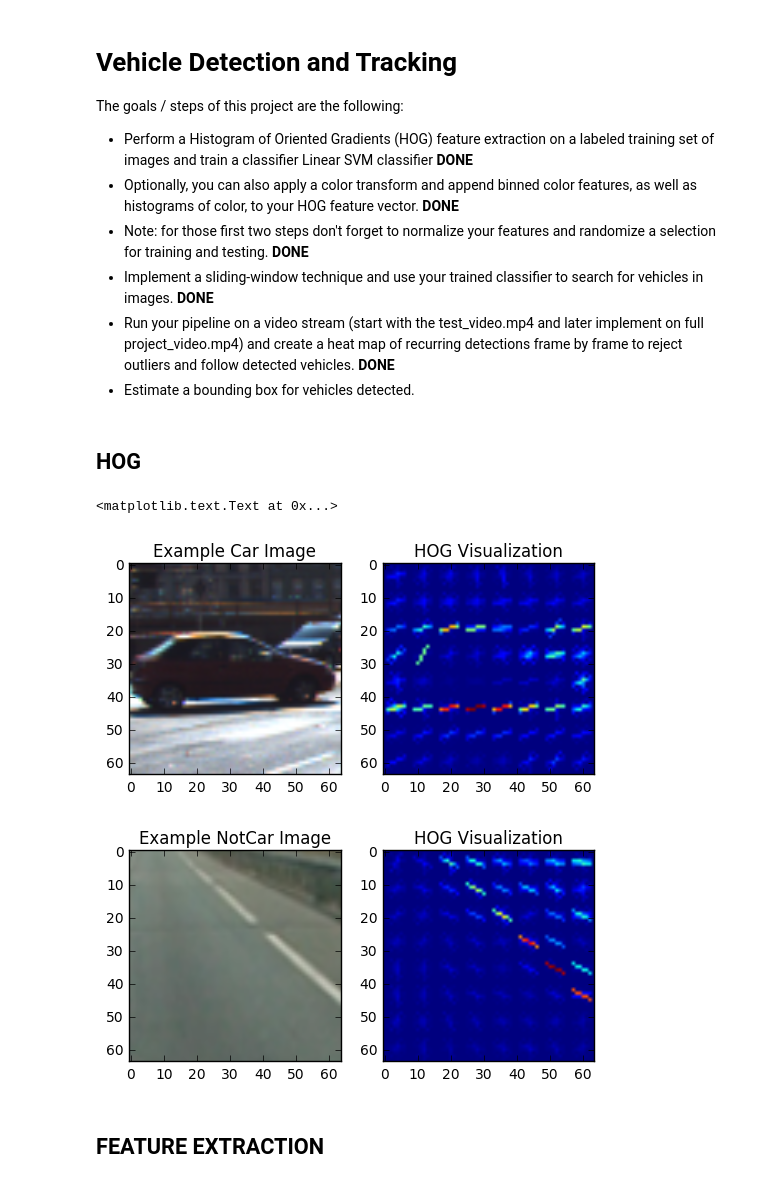
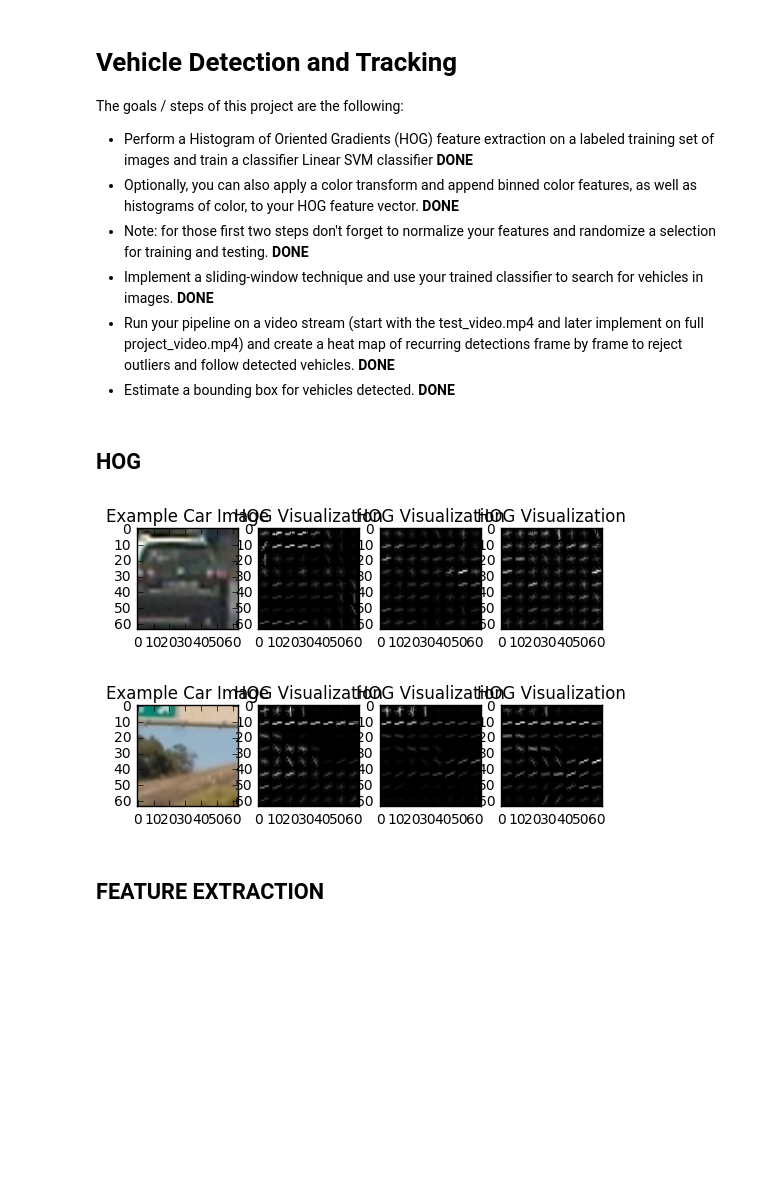
Before and after one commit to archelogos/CarND-Vehicle-Detection, a Jupyter notebook: vehicle_detection.ipynb, the cells around one changed output. Saved outputs shown, nothing was run; the diff lists cells and outputs as text; code cells hidden in the pictures; blank space fills up the shorter version.

```diff
--- a/vehicle_detection.ipynb
+++ b/vehicle_detection.ipynb
@@ -8,7 +8,7 @@ The goals / steps of this project are the following:
 * Note: for those first two steps don't forget to normalize your features and randomize a selection for training and testing. **DONE**
 * Implement a sliding-window technique and use your trained classifier to search for vehicles in images. **DONE**
 * Run your pipeline on a video stream (start with the test_video.mp4 and later implement on full project_video.mp4) and create a heat map of recurring detections frame by frame to reject outliers and follow detected vehicles. **DONE**
-* Estimate a bounding box for vehicles detected.
+* Estimate a bounding box for vehicles detected. **DONE**
 # %%
 import glob
 import time
@@ -103,46 +87,48 @@ def features_for_vis(image, cspace='RGB', orient=9, pix_per_cell=8, cell_per_blo
 # %%
 cspace = 'YCrCb' # Can be RGB, HSV, LUV, HLS, YUV, YCrCb
 orient = 9
 pix_per_cell = 8
 cell_per_block = 2
-hog_channel = 0 # Can be 0, 1, 2, or "ALL"
+hog_channel = "ALL" # Can be 0, 1, 2, or "ALL"
 
 # Check the HOG extraction
 
 cars = glob.glob('./data/vehicles/*/*.png')
 notcars = glob.glob('./data/non-vehicles/*/*.png')
 
 random_index = np.random.randint(0, len(cars))
 
 img = cars[random_index]
 features, hog_image = features_for_vis(mpimg.imread(img), cspace=cspace,
                         pix_per_cell=pix_per_cell, cell_per_block=cell_per_block,
-                        hog_channel=hog_channel, vis=True)
+                        hog_channel=hog_channel)
 
 fig = plt.figure()
-plt.subplot(121)
+plt.subplot(1, len(hog_image)+1, 1)
 plt.imshow(mpimg.imread(img))
 plt.title('Example Car Image')
-plt.subplot(122)
-plt.imshow(hog_image)
-plt.title('HOG Visualization')
+for idx, hog_img in enumerate(hog_image):
+  plt.subplot(1, len(hog_image)+1, idx+2)
+  plt.imshow(hog_img, cmap='gray')
+  plt.title('HOG Visualization')
+
 
 img = notcars[random_index]
 features, hog_image = features_for_vis(mpimg.imread(img), cspace=cspace,
                         pix_per_cell=pix_per_cell, cell_per_block=cell_per_block,
-                        hog_channel=hog_channel, vis=True)
+                        hog_channel=hog_channel)
 
 fig = plt.figure()
-plt.subplot(121)
+plt.subplot(1, len(hog_image)+1, 1)
 plt.imshow(mpimg.imread(img))
-plt.title('Example NotCar Image')
-plt.subplot(122)
-plt.imshow(hog_image)
-plt.title('HOG Visualization')
+plt.title('Example Car Image')
+for idx, hog_img in enumerate(hog_image):
+  plt.subplot(1, len(hog_image)+1, idx+2)
+  plt.imshow(hog_img, cmap='gray')
+  plt.title('HOG Visualization')
 # %% [output]
-<matplotlib.text.Text at 0x...>
-[figure, old version]
+[figure, new version]
-[figure, old version]
+[figure, new version]
 # %% [markdown]
 ## FEATURE EXTRACTION
 # %%
```
Also changed, not shown: parts of 18 cells of this notebook, 5 other files.
